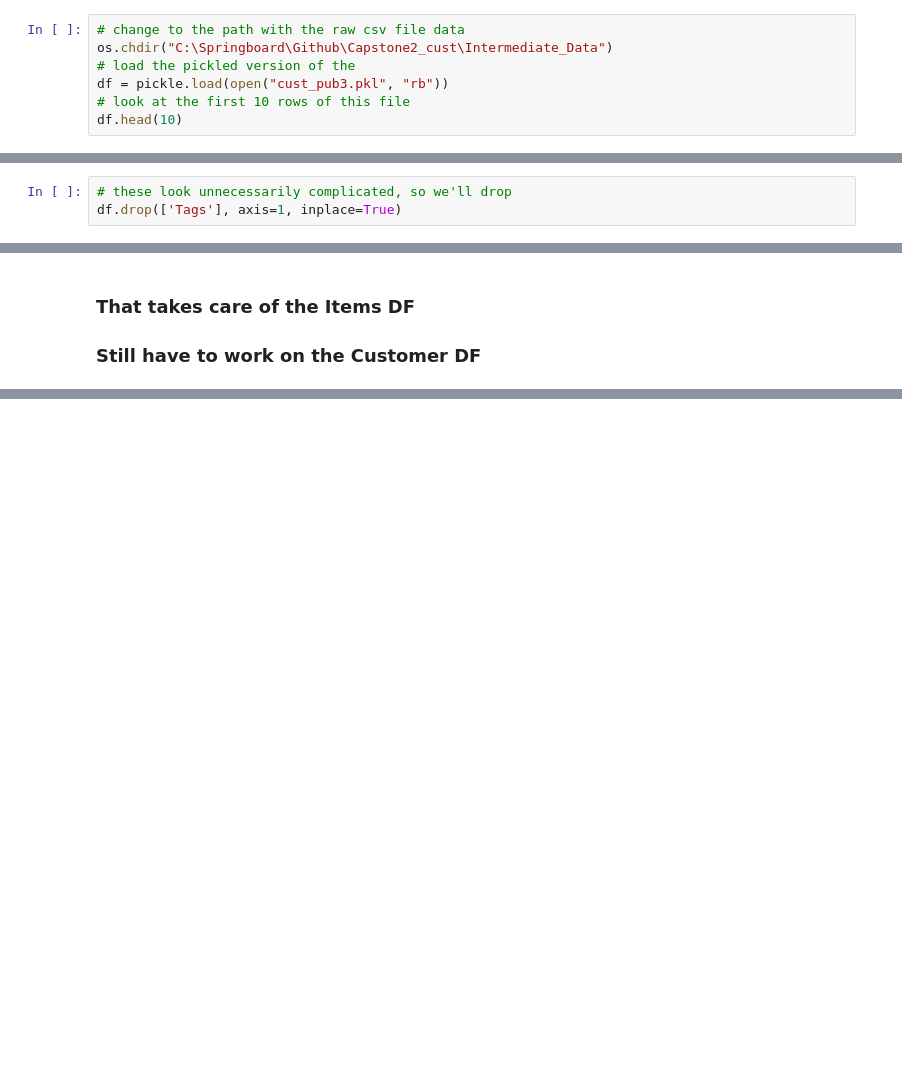
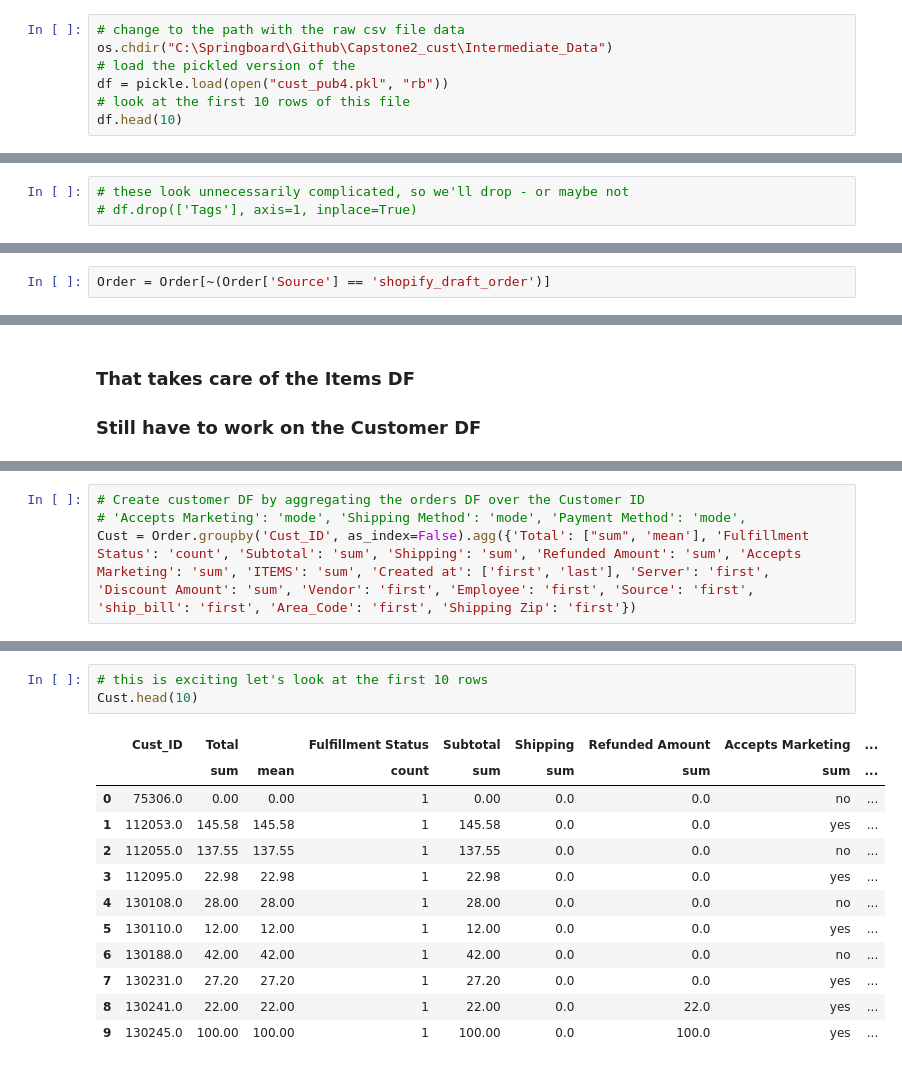
Before and after one commit to shahinrostami/Shopify-CLV, a Jupyter notebook: Cap2_cust_data_wrangling2.ipynb, the cells around one changed output, grey strips where cells are left out. Drawn from its saved outputs; the diff is of its cells as text; blank space fills up the shorter version.

```diff
--- a/Cap2_cust_data_wrangling2.ipynb
+++ b/Cap2_cust_data_wrangling2.ipynb
@@ -14,7 +14,7 @@ import pickle
 # change to the path with the raw csv file data
 os.chdir("C:\Springboard\Github\Capstone2_cust\Intermediate_Data")
 # load the pickled version of the
-df = pickle.load(open("cust_pub3.pkl", "rb"))
+df = pickle.load(open("cust_pub4.pkl", "rb"))
 # look at the first 10 rows of this file
 df.head(10)
 # %% [output]
@@ -194,7 +194,7 @@ recurring_order
 Name: Tags, Length: 8657, dtype: int64
 # %%
-# these look unnecessarily complicated, so we'll drop
-df.drop(['Tags'], axis=1, inplace=True)
+# these look unnecessarily complicated, so we'll drop - or maybe not
+# df.drop(['Tags'], axis=1, inplace=True)
 # %%
 df.info()
 # %% [output]
@@ -405,0 +461,2 @@ Order['Shipping Method'].fillna(value='Unknown', inplace=True)
+# %%
+Order = Order[~(Order['Source'] == 'shopify_draft_order')]
@@ -416,0 +514,4 @@ Items = df1.copy()
+# %%
+# Create customer DF by aggregating the orders DF over the Customer ID
+# 'Accepts Marketing': 'mode', 'Shipping Method': 'mode', 'Payment Method': 'mode',
+Cust = Order.groupby('Cust_ID', as_index=False).agg({'Total': ["sum", 'mean'], 'Fulfillment Status': 'count', 'Subtotal': 'sum', 'Shipping': 'sum', 'Refunded Amount': 'sum', 'Accepts Marketing': 'sum', 'ITEMS': 'sum', 'Created at': ['first', 'last'], 'Server': 'first', 'Discount Amount': 'sum', 'Vendor': 'first', 'Employee': 'first', 'Source': 'first', 'ship_bill': 'first', 'Area_Code': 'first', 'Shipping Zip': 'first'})
@@ -416,0 +538,16 @@ Items = df1.copy()
+# %%
+# this is exciting let's look at the first 10 rows
+Cust.head(10)
+# %% [output]
+|  | Cust_ID | Total |  | Fulfillment Status | Subtotal | Shipping | Refunded Amount | Accepts Marketing | ... |
+|  |  | sum | mean | count | sum | sum | sum | sum | ... |
+| 0 | 75306.0 | 0.00 | 0.00 | 1 | 0.00 | 0.0 | 0.0 | no | ... |
+| 1 | 112053.0 | 145.58 | 145.58 | 1 | 145.58 | 0.0 | 0.0 | yes | ... |
+| 2 | 112055.0 | 137.55 | 137.55 | 1 | 137.55 | 0.0 | 0.0 | no | ... |
+| 3 | 112095.0 | 22.98 | 22.98 | 1 | 22.98 | 0.0 | 0.0 | yes | ... |
+| 4 | 130108.0 | 28.00 | 28.00 | 1 | 28.00 | 0.0 | 0.0 | no | ... |
+| 5 | 130110.0 | 12.00 | 12.00 | 1 | 12.00 | 0.0 | 0.0 | yes | ... |
+| 6 | 130188.0 | 42.00 | 42.00 | 1 | 42.00 | 0.0 | 0.0 | no | ... |
+| 7 | 130231.0 | 27.20 | 27.20 | 1 | 27.20 | 0.0 | 0.0 | yes | ... |
+| 8 | 130241.0 | 22.00 | 22.00 | 1 | 22.00 | 0.0 | 22.0 | yes | ... |
+| 9 | 130245.0 | 100.00 | 100.00 | 1 | 100.00 | 0.0 | 100.0 | yes | ... |
```
Also changed, not shown: parts of 34 cells of this notebook, 4 other files.
